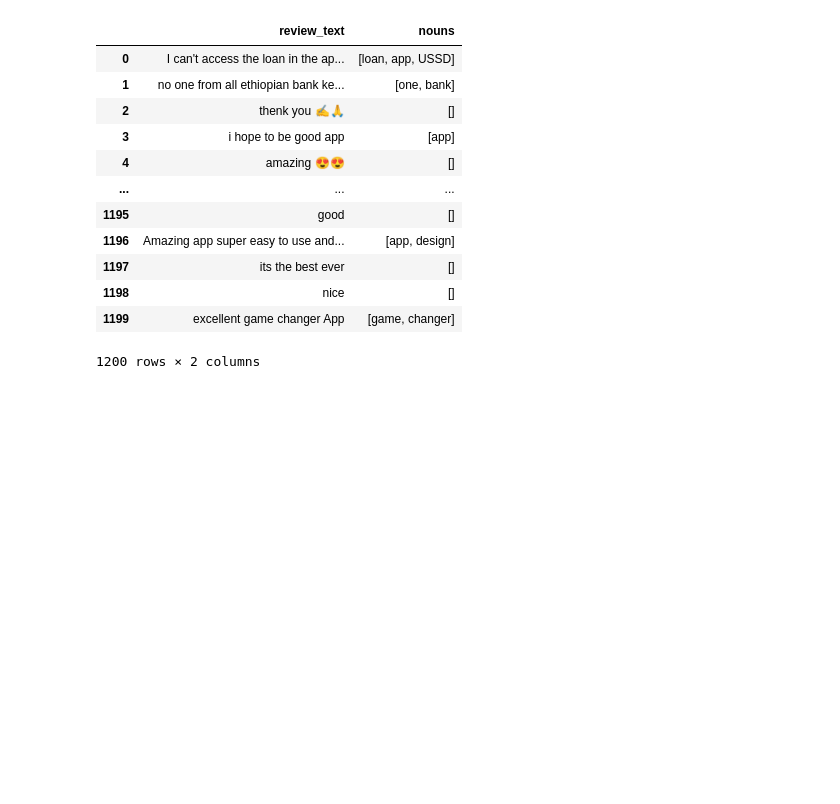
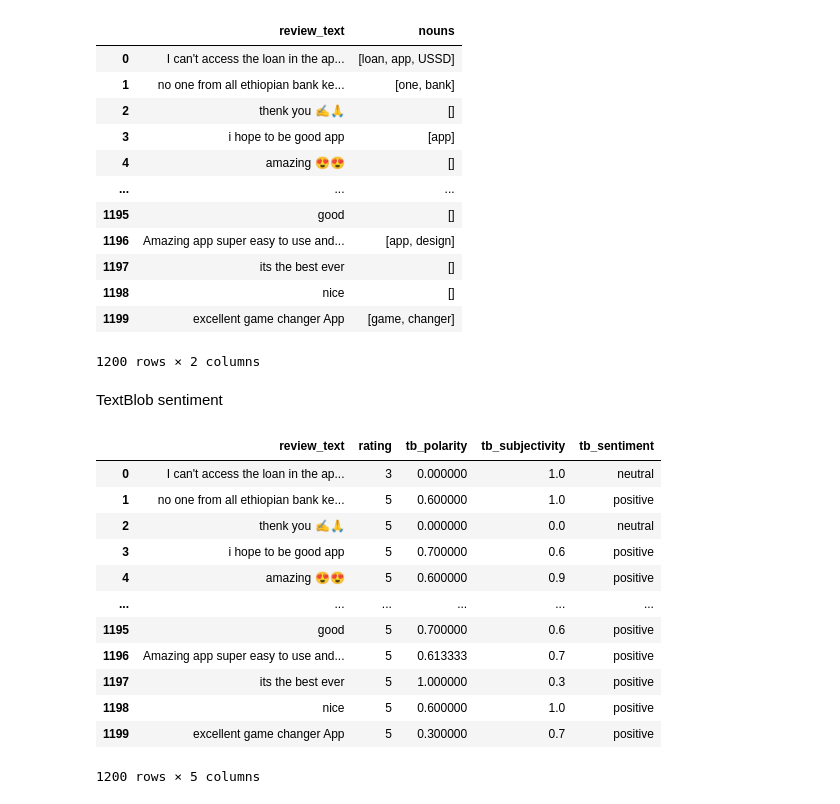
Before and after one commit to Feven777/Customer_experiance_analysis_for_fintech_apps, a Jupyter notebook: Scripts/sentiment_analysis.ipynb, the cells around one changed output. Saved outputs shown, nothing was run; the diff lists cells and outputs as text; code cells hidden in the pictures; blank space fills up the shorter version.

Commit message:
textblob sentiment

```diff
--- a/Scripts/sentiment_analysis.ipynb
+++ b/Scripts/sentiment_analysis.ipynb
@@ -280,3 +280,39 @@ df[["review_text", "nouns"]]
 | 1198 | nice | [] |
 | 1199 | excellent game changer App | [game, changer] |
 1200 rows × 2 columns
+# %% [markdown]
+TextBlob sentiment
+# %%
+# Polarity in [-1, 1], subjectivity in [0, 1]
+
+# Get polarity and subjectivity
+df["tb_polarity"] = df["review_text"].apply(lambda x: TextBlob(x).sentiment.polarity)
+df["tb_subjectivity"] = df["review_text"].apply(lambda x: TextBlob(x).sentiment.subjectivity)
+
+# Convert polarity → sentiment label
+def polarity_to_label(p):
+    if p > 0.1:
+        return "positive"
+    elif p < -0.1:
+        return "negative"
+    else:
+        return "neutral"
+
+df["tb_sentiment"] = df["tb_polarity"].apply(polarity_to_label)
+
+# Show output
+df[["review_text", "rating", "tb_polarity", "tb_subjectivity", "tb_sentiment"]]
+# %% [output]
+|  | review_text | rating | tb_polarity | tb_subjectivity | tb_sentiment |
+| 0 | I can't access the loan in the ap... | 3 | 0.000000 | 1.0 | neutral |
+| 1 | no one from all ethiopian bank ke... | 5 | 0.600000 | 1.0 | positive |
+| 2 | thenk you ✍️🙏 | 5 | 0.000000 | 0.0 | neutral |
+| 3 | i hope to be good app | 5 | 0.700000 | 0.6 | positive |
+| 4 | amazing 😍😍 | 5 | 0.600000 | 0.9 | positive |
+| ... | ... | ... | ... | ... | ... |
+| 1195 | good | 5 | 0.700000 | 0.6 | positive |
+| 1196 | Amazing app super easy to use and... | 5 | 0.613333 | 0.7 | positive |
+| 1197 | its the best ever | 5 | 1.000000 | 0.3 | positive |
+| 1198 | nice | 5 | 0.600000 | 1.0 | positive |
+| 1199 | excellent game changer App | 5 | 0.300000 | 0.7 | positive |
+1200 rows × 5 columns
```
